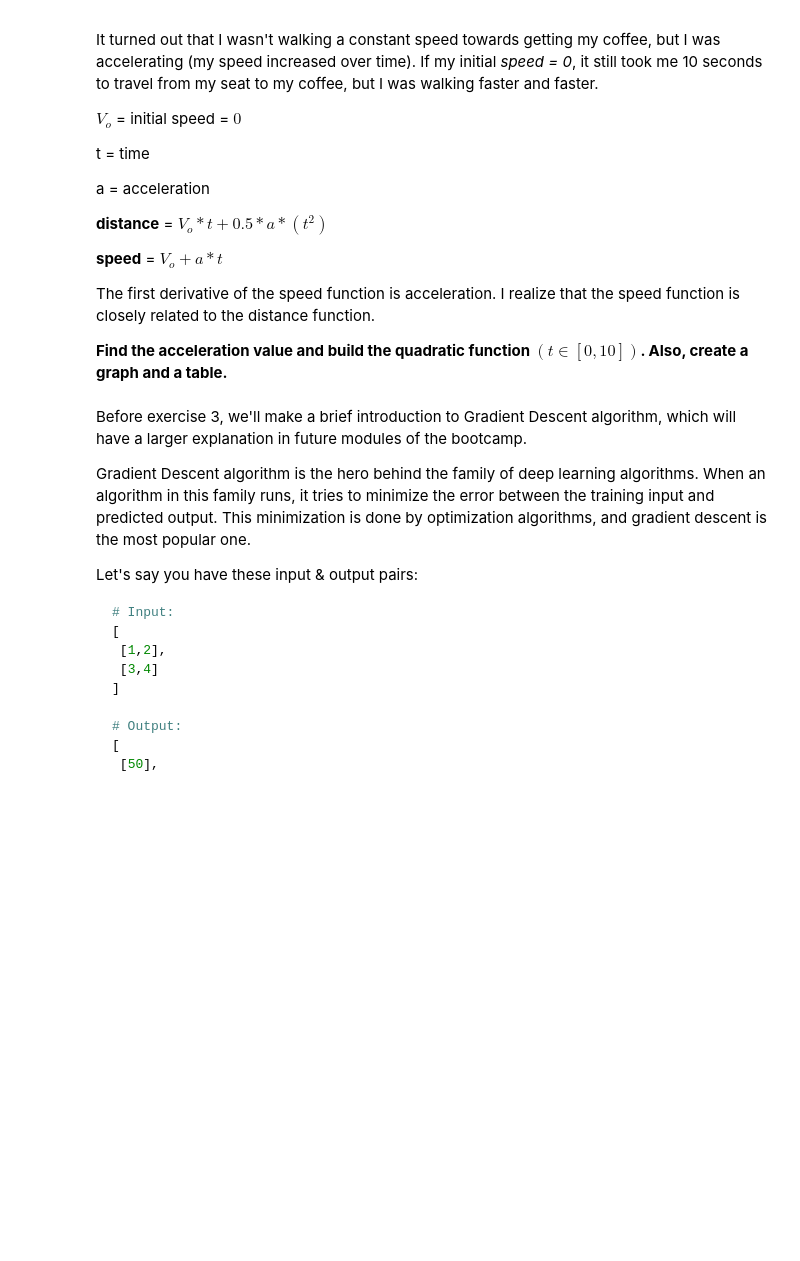
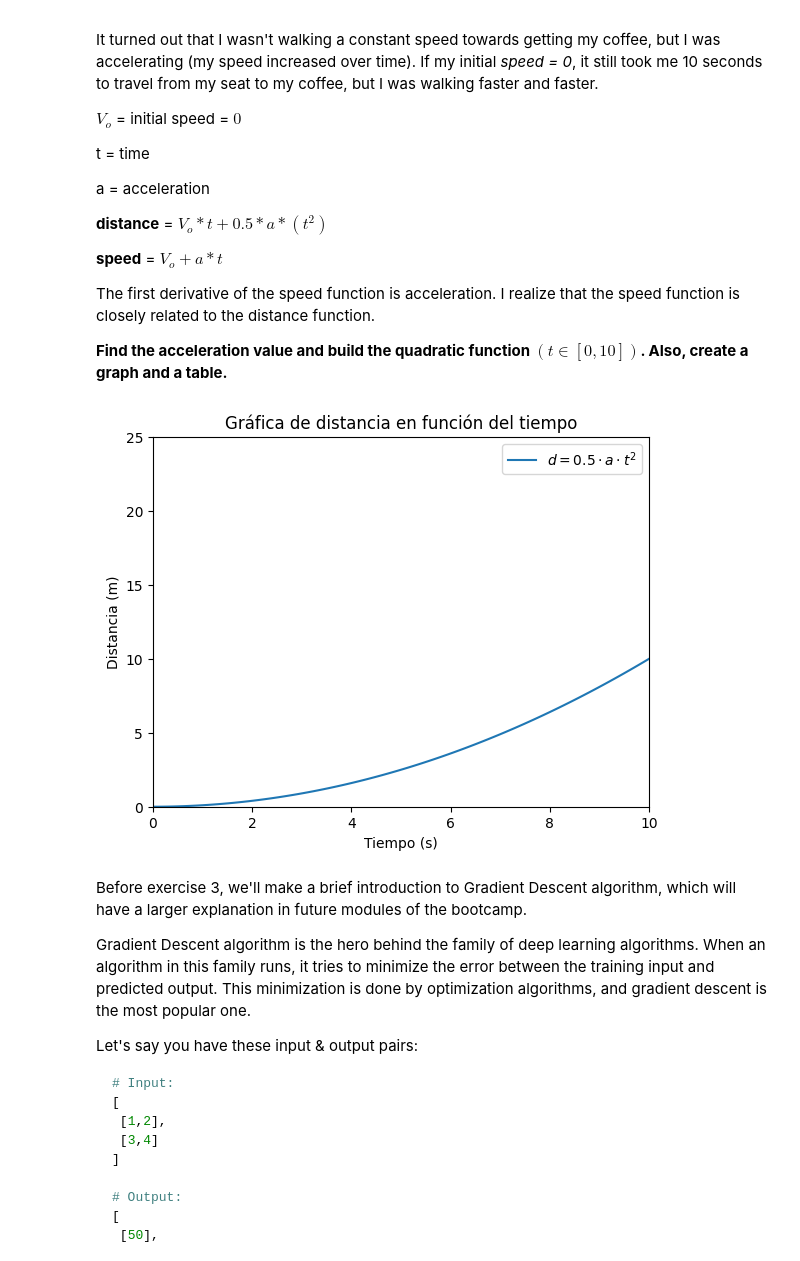
Before and after one commit to ASGAMO-DS/calculus-and-algebra-problems-with-python, a Jupyter notebook: notebook/problems.ipynb, the cells around one changed output. Drawn from its saved outputs; the diff is of its cells as text; code cells hidden in the pictures; blank space fills up the shorter version.

```diff
--- a/notebook/problems.ipynb
+++ b/notebook/problems.ipynb
@@ -79,6 +79,25 @@ The first derivative of the speed function is acceleration. I realize that the s
 **Find the acceleration value and build the quadratic function  $(t ∈ [0,10])$. Also, create a graph and a table.**
 # %%
 # Define and plot the quadratic funtion
+
+import numpy as np
+import matplotlib.pyplot as plt
+
+def distancia(a,t): return 0.5*a*t**2
+
+t = np.linspace(0,10,100)
+a = 0.2
+
+plt.plot(t, distancia(a, t), label=r"$d = 0.5 \cdot a \cdot t^2$")
+plt.xlabel("Tiempo (s)")  # Etiqueta del eje x
+plt.ylabel("Distancia (m)")  # Etiqueta del eje y
+plt.title("Gráfica de distancia en función del tiempo")  # Título del gráfico
+plt.legend()
+plt.ylim(0, 25)  # Límite del eje Y: entre 0 y 25
+plt.xlim(0, 10)  # Límite del eje X: entre 0 y 10
+plt.show()
+# %% [output]
+[figure, added]
 # %%
 # Create a DataFrame
 # %% [markdown]
```
